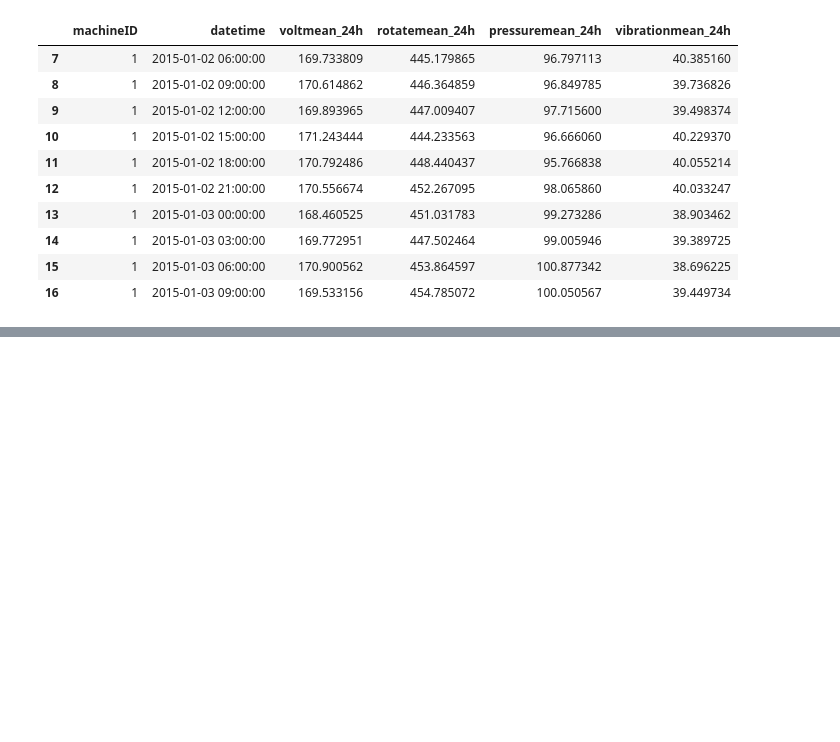
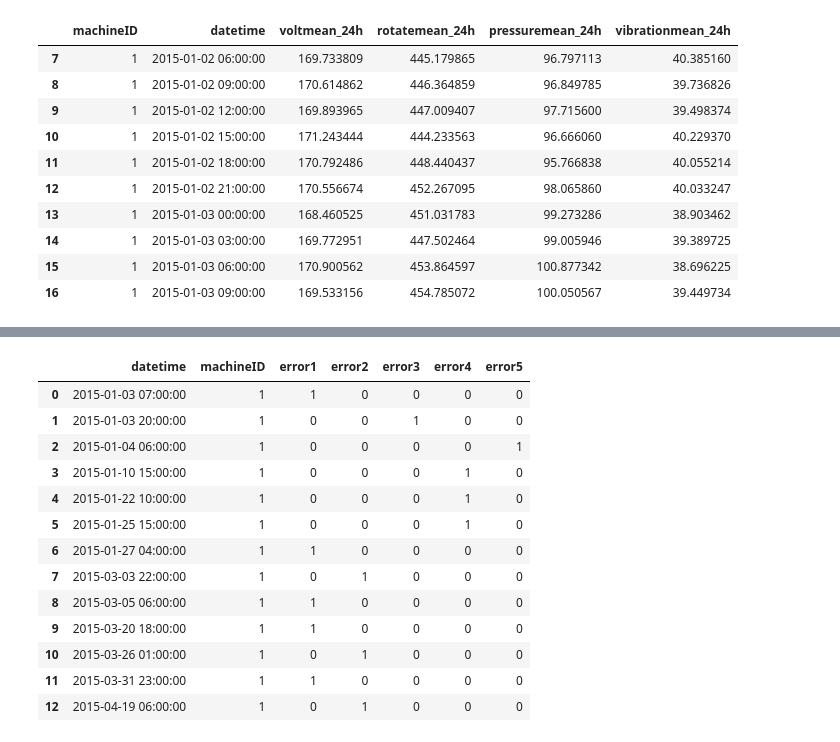
Before and after one commit to TahsinPavel/Machine-Learning-Model-for-Predictive-Maintenance-, a Jupyter notebook: Predictive Maintenance .ipynb, the cells around one changed output, grey strips where cells are left out. Cells and saved outputs as stored; diff of their text form; code cells hidden in the pictures; blank space fills up the shorter version.

```diff
--- a/Predictive Maintenance .ipynb
+++ b/Predictive Maintenance .ipynb
@@ -307,0 +337,21 @@ telemetry_feat.describe()
+# %%
+# create a column for each error type
+error_count = pd.get_dummies(errors.set_index('datetime')).reset_index()
+error_count
+error_count.columns = ['datetime', 'machineID', 'error1', 'error2', 'error3', 'error4', 'error5']
+error_count.head(13)
+# %% [output]
+|  | datetime | machineID | error1 | error2 | error3 | error4 | error5 |
+| 0 | 2015-01-03 07:00:00 | 1 | 1 | 0 | 0 | 0 | 0 |
+| 1 | 2015-01-03 20:00:00 | 1 | 0 | 0 | 1 | 0 | 0 |
+| 2 | 2015-01-04 06:00:00 | 1 | 0 | 0 | 0 | 0 | 1 |
+| 3 | 2015-01-10 15:00:00 | 1 | 0 | 0 | 0 | 1 | 0 |
+| 4 | 2015-01-22 10:00:00 | 1 | 0 | 0 | 0 | 1 | 0 |
+| 5 | 2015-01-25 15:00:00 | 1 | 0 | 0 | 0 | 1 | 0 |
+| 6 | 2015-01-27 04:00:00 | 1 | 1 | 0 | 0 | 0 | 0 |
+| 7 | 2015-03-03 22:00:00 | 1 | 0 | 1 | 0 | 0 | 0 |
+| 8 | 2015-03-05 06:00:00 | 1 | 1 | 0 | 0 | 0 | 0 |
+| 9 | 2015-03-20 18:00:00 | 1 | 1 | 0 | 0 | 0 | 0 |
+| 10 | 2015-03-26 01:00:00 | 1 | 0 | 1 | 0 | 0 | 0 |
+| 11 | 2015-03-31 23:00:00 | 1 | 1 | 0 | 0 | 0 | 0 |
+| 12 | 2015-04-19 06:00:00 | 1 | 0 | 1 | 0 | 0 | 0 |
```
Also changed, not shown: parts of 17 cells of this notebook.
